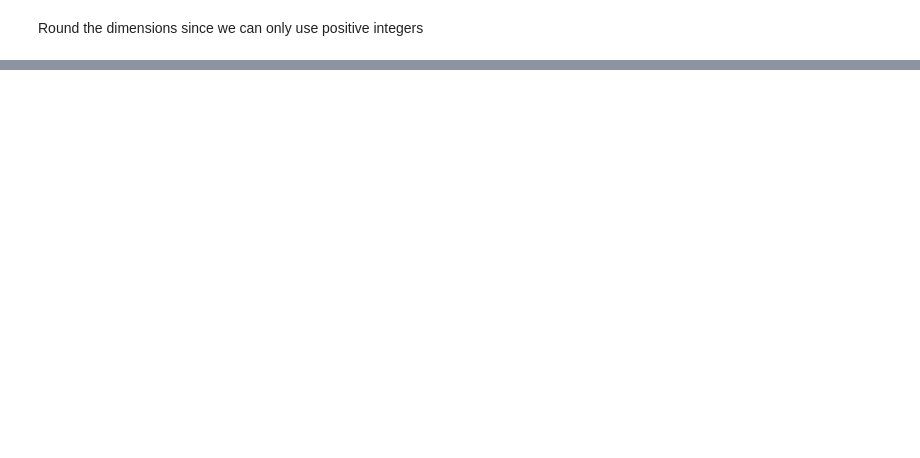
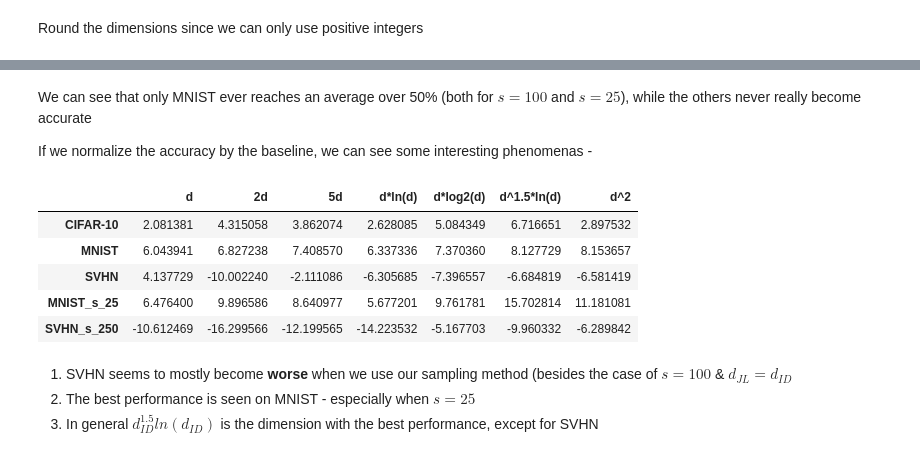
Before and after one commit to Snover98/icmla-sampling-intrinsic-dimension-research, a Jupyter notebook: main_notebook.ipynb, the cells around one changed output, grey strips where cells are left out. Cells and saved outputs as stored; diff of their text form; code cells hidden in the pictures; blank space fills up the shorter version.

```diff
--- a/main_notebook.ipynb
+++ b/main_notebook.ipynb
@@ -65,0 +142,19 @@ train_results
+# %% [markdown]
+We can see that only MNIST ever reaches an average over 50% (both for $s=100$ and $s=25$), while the others never really become accurate
+
+If we normalize the accuracy by the baseline, we can see some interesting phenomenas -
+# %%
+ normalized_results = {m: {k: np.mean(v) / np.mean(m_res['baseline'])  - 1 for k, v in m_res.items() if k != 'baseline'} for m, m_res in train_results.items()}
+ norm_res_df = pd.DataFrame.from_dict(normalized_results, orient='index')
+ norm_res_df * 100
+# %% [output]
+|  | d | 2d | 5d | d*ln(d) | d*log2(d) | d^1.5*ln(d) | d^2 |
+| CIFAR-10 | 2.081381 | 4.315058 | 3.862074 | 2.628085 | 5.084349 | 6.716651 | 2.897532 |
+| MNIST | 6.043941 | 6.827238 | 7.408570 | 6.337336 | 7.370360 | 8.127729 | 8.153657 |
+| SVHN | 4.137729 | -10.002240 | -2.111086 | -6.305685 | -7.396557 | -6.684819 | -6.581419 |
+| MNIST_s_25 | 6.476400 | 9.896586 | 8.640977 | 5.677201 | 9.761781 | 15.702814 | 11.181081 |
+| SVHN_s_250 | -10.612469 | -16.299566 | -12.199565 | -14.223532 | -5.167703 | -9.960332 | -6.289842 |
+# %% [markdown]
+1) SVHN seems to mostly become **worse** when we use our sampling method (besides the case of $s=100$ & $d_{JL} = d_{ID}$
+2) The best performance is seen on MNIST - especially when $s=25$
+3) In general $d_{ID}^{1.5}ln\left(d_{ID}\right)$ is the dimension with the best performance, except for SVHN
```
Also changed, not shown: parts of 10 cells of this notebook, 3 other files.
